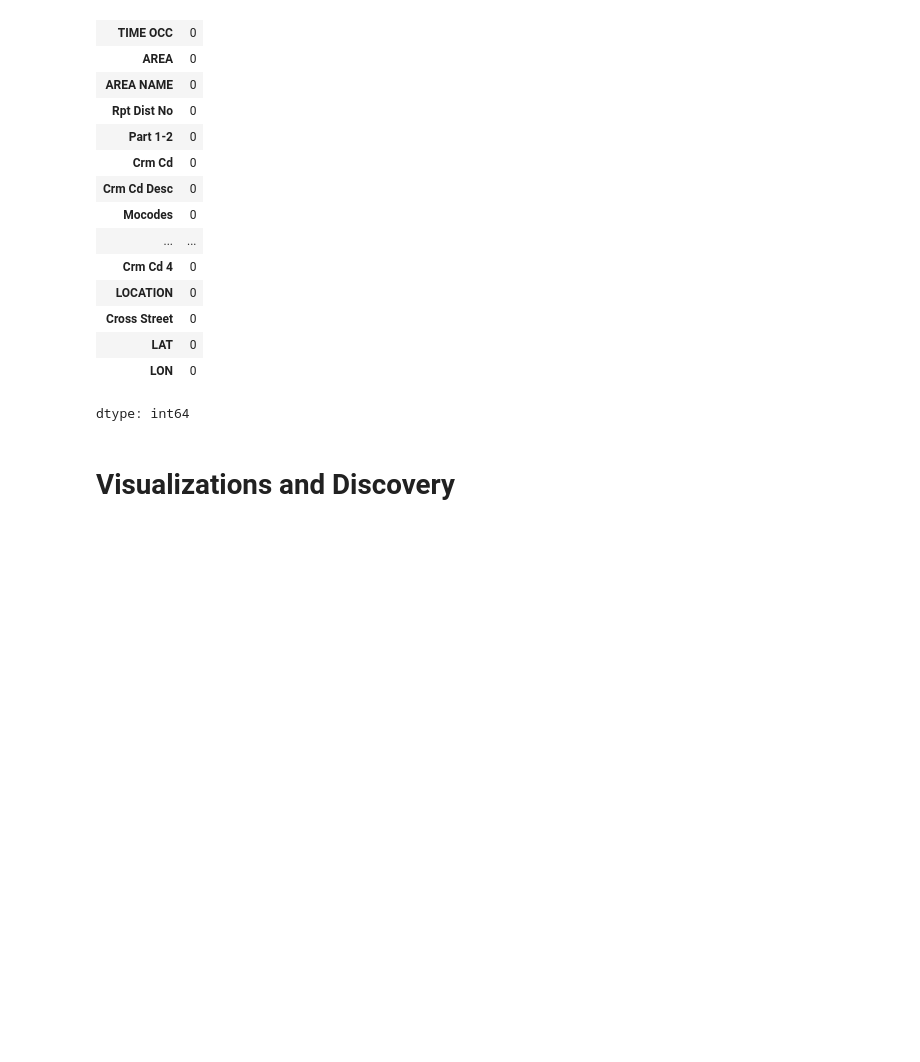
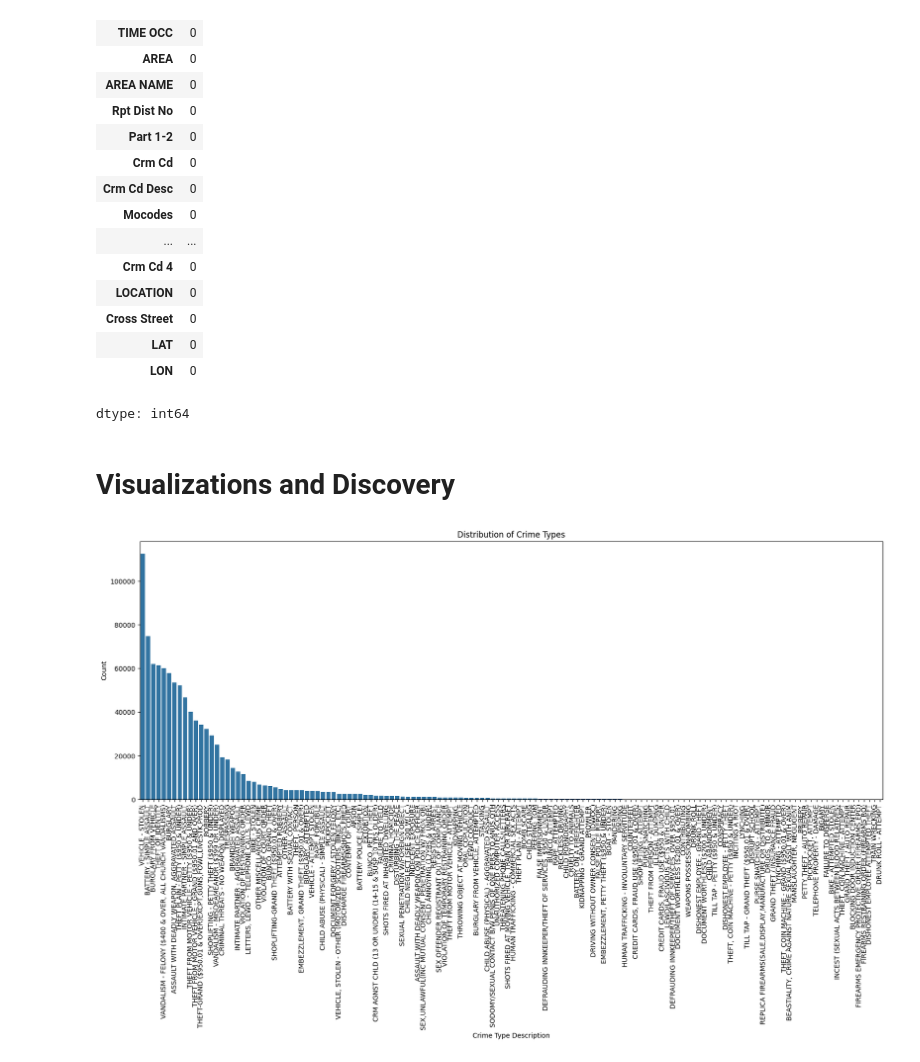
Before and after one commit to AndrewPiasecki/CrimeDataSince2020, a Jupyter notebook: Analysis.ipynb, the cells around one changed output. Drawn from its saved outputs; the diff is of its cells as text; code cells hidden in the pictures; blank space fills up the shorter version.

```diff
--- a/Analysis.ipynb
+++ b/Analysis.ipynb
@@ -144,3 +145,13 @@ Crime.isnull().sum()
 dtype: int64
 # %% [markdown]
 # Visualizations and Discovery
+# %%
+plt.figure(figsize=(20, 7))
+sns.countplot(data = Crime, x = "Crm Cd Desc", order = Crime["Crm Cd Desc"].value_counts().index)
+plt.xlabel("Crime Type Description")
+plt.ylabel("Count")
+plt.title("Distribution of Crime Types")
+plt.xticks(rotation=90)
+plt.show()
+# %% [output]
+[figure, added]
```
Also changed, not shown: parts of 7 cells of this notebook.
